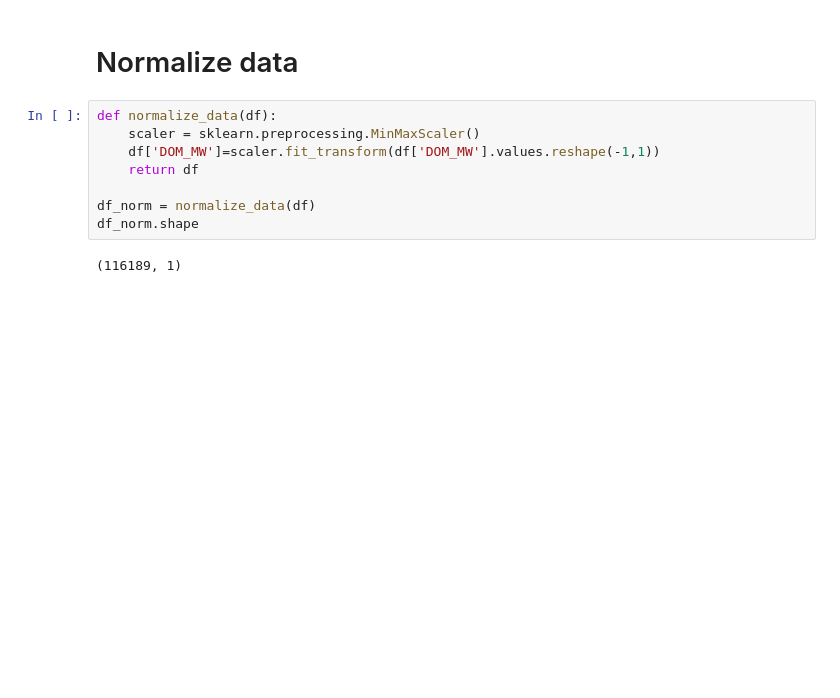
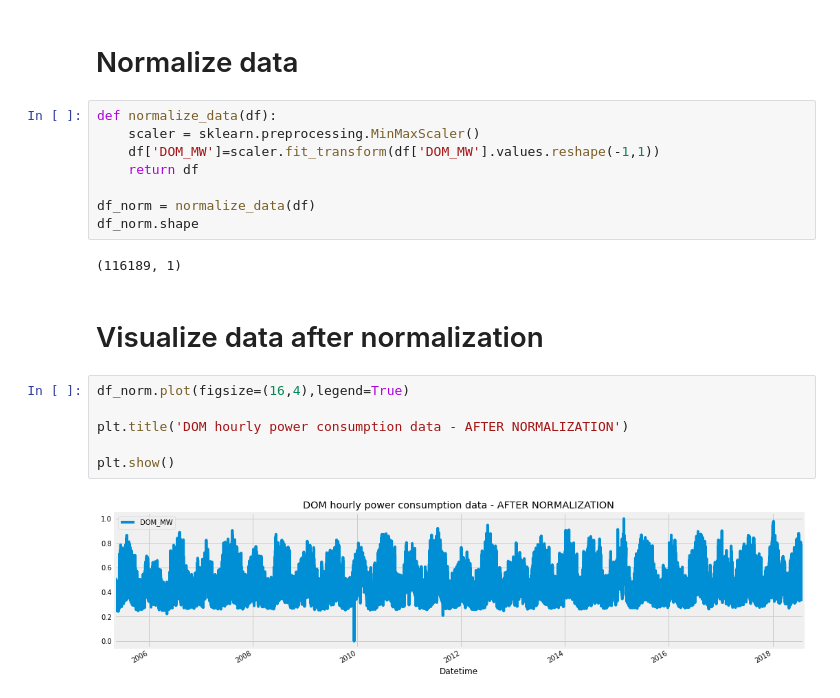
Before and after one commit to ramankgp/Time_Series_Forecast_on_Energy_Consumption, a Jupyter notebook: Time Series Forecast.ipynb, the cells around one changed output. Cells and saved outputs as stored; diff of their text form; blank space fills up the shorter version.

Commit message:
plot after normalizing data

```diff
--- a/Time Series Forecast.ipynb
+++ b/Time Series Forecast.ipynb
@@ -194,3 +194,13 @@ df_norm = normalize_data(df)
 df_norm.shape
 # %% [output]
 (116189, 1)
+# %% [markdown]
+# Visualize data after normalization
+# %%
+df_norm.plot(figsize=(16,4),legend=True)
+
+plt.title('DOM hourly power consumption data - AFTER NORMALIZATION')
+
+plt.show()
+# %% [output]
+[figure, added]
```
